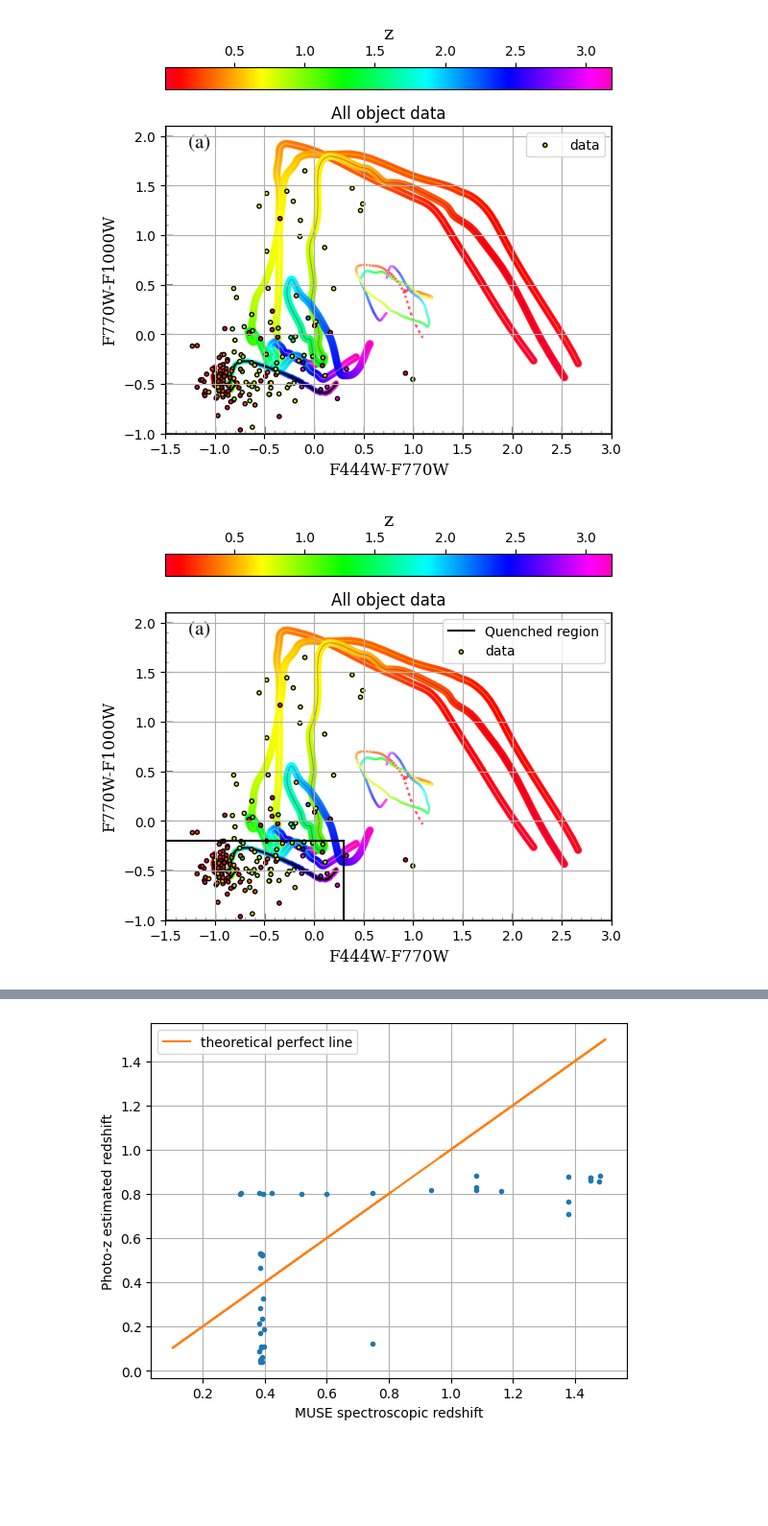
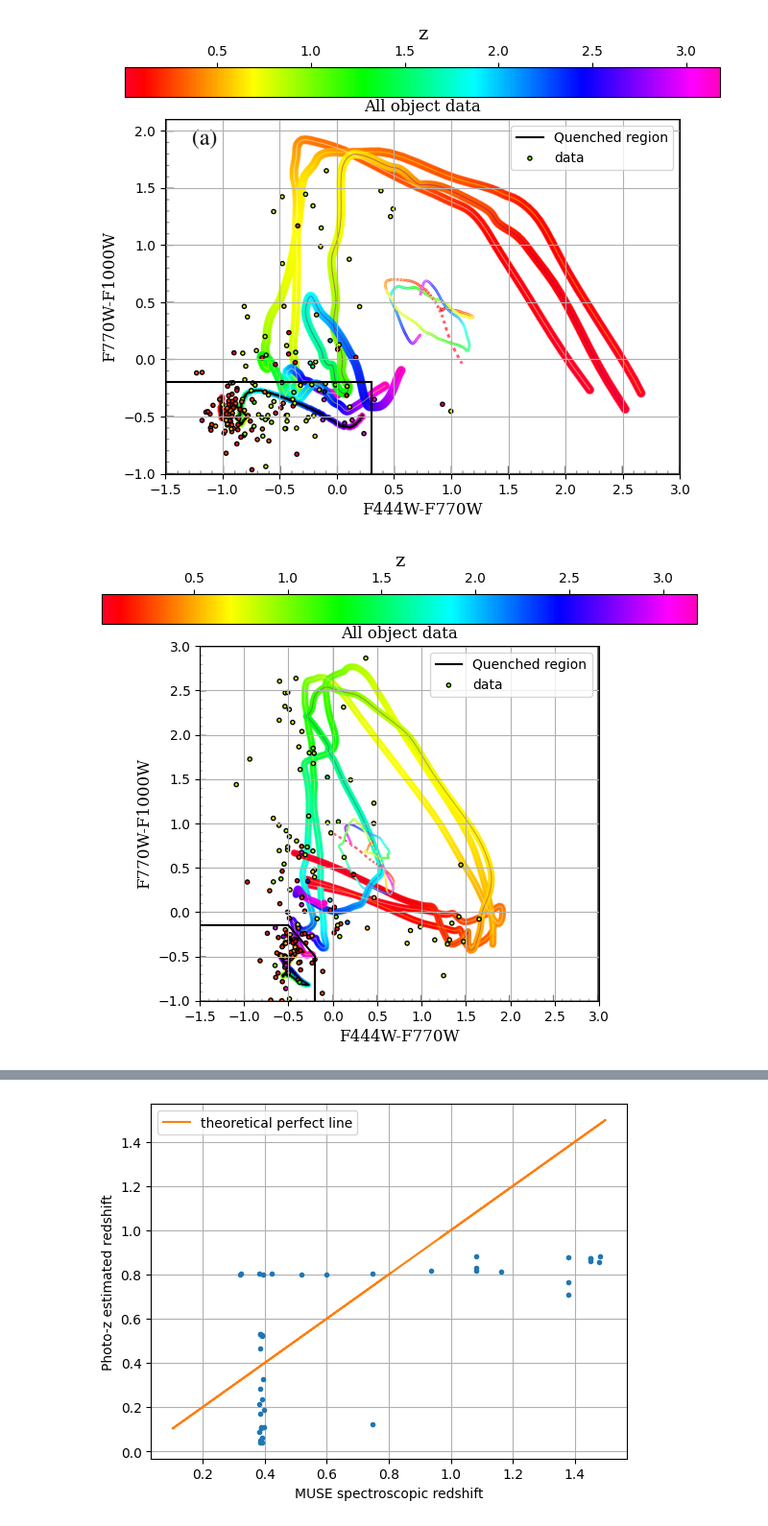
Before and after one commit to StellaWasTaken/1st-year-project, a Jupyter notebook: CSFG data results.ipynb, the cells around one changed output, grey strips where cells are left out. Shown at 96% size. Cells and saved outputs as stored; diff of their text form; code cells hidden in the pictures; blank space fills up the shorter version.

```diff
--- a/CSFG data results.ipynb
+++ b/CSFG data results.ipynb
@@ -34,4 +38,17 @@ for i in lists:
         u68 = np.append(u68, redshiftt[8][index])
         l68 = np.append(l68, redshiftt[7][index])
         index += 1
+# %%
+#Calculating outlier fraction, and making lists of non-outliers for later plotting
+count = 0
+outfrac = 0
+muse2 = []
+phot2 = []
+for i in range(len(museshift)):
+    if ((museshift[i]-musecompare[i])/(1+museshift[i])) > 0.15:
+        count += 1
+    if ((museshift[i]-musecompare[i])/(1+museshift[i])) < 0.15:
+        muse2.append(museshift[i])
+        phot2.append(musecompare[i])
+    outfrac = count/len(museshift)
 # %%
@@ -53,15 +70,0 @@ for i in lists:
-# %%
-plt.figure(figsize=(6, 10))
-implot = plt.imshow(fig1, extent=[-1.5, 3, -1, 2.1])
-allplot1 = plt.scatter(M47, M710, c=red, marker=".",  label = "data", cmap=sm, edgecolors="k")
-plt.colorbar(allplot1, orientation="horizontal", location="top").set_label(label='z',size=14,**newfont)
-#plt.errorbar(M47, M710, yerr=M710e, xerr=M47e, linestyle = "", color="r", label = "error") #VERY large errors
-plt.title("All object data")
-plt.xlabel("F444W-F770W", **newfont, fontsize=12)
-plt.ylabel("F770W-F1000W", **newfont, fontsize=12)
-plt.xlim(-1.5, 3)
-plt.ylim(-1, 2.1)
-plt.legend()
-plt.grid()
-# %% [output]
-[figure, removed]
@@ -72,17 +82,39 @@ boxv = np.array([[0.3, 0.3], [-0.2, -1]]) #vertical ...
 # %%
-plt.figure(figsize=(6, 10))
+#figure plots:
+
+#fig1 plot
+plt.figure(figsize=(8, 6))
 plt.plot(boxh[0], boxh[1], color="k", label="Quenched region")
 plt.plot(boxv[0], boxv[1], color="k")
 implot = plt.imshow(fig1, extent=[-1.5, 3, -1, 2.1])
-allplot1 = plt.scatter(M47, M710, c=red, marker=".",  label = "data", cmap=sm, edgecolors="k")
+allplot1 = plt.scatter(M47, M710, c=red, marker=".", vmin=0.1, vmax=3.1, label = "data", cmap=sm, edgecolors="k")
 plt.colorbar(allplot1, orientation="horizontal", location="top").set_label(label='z',size=14,**newfont)
 #plt.errorbar(M47, M710, yerr=M710e, xerr=M47e, linestyle = "", color="r", label = "error") #VERY large errors
-plt.title("All object data")
+plt.title("All object data", **newfont, fontsize=12)
 plt.xlabel("F444W-F770W", **newfont, fontsize=12)
 plt.ylabel("F770W-F1000W", **newfont, fontsize=12)
 plt.xlim(-1.5, 3)
 plt.ylim(-1, 2.1)
 plt.legend()
 plt.grid()
+plt.show()
+
+#fig2 plot
+plt.figure(figsize=(8, 6))
+plt.plot(fictdatlinear[0], fictdatlinear[1], color="k", label="Quenched region")
+plt.plot(fictdathline[0], fictdathline[1], color="k")
+plt.plot(fictdatvline[0], fictdatvline[1], color="k")
+implot = plt.imshow(fig2, extent=[-1.5, 3, -1, 3])
+allplot2 = plt.scatter(M710, M115, c=red, marker=".", vmin=0.1, vmax=3.1, label = "data", cmap=sm, edgecolors="k")
+plt.colorbar(allplot2, orientation="horizontal", location="top").set_label(label='z',size=14,**newfont)
+#plt.errorbar(M710, M115, yerr=M115e, xerr=M710e, linestyle = "", color="r", label = "error") #VERY large errors
+plt.title("All object data", **newfont, fontsize=12)
+plt.xlabel("F444W-F770W", **newfont, fontsize=12)
+plt.ylabel("F770W-F1000W", **newfont, fontsize=12)
+plt.xlim(-1.5, 3)
+plt.ylim(-1, 3)
+plt.legend()
+plt.grid()
 # %% [output]
-[figure, old version]
+[figure, new version]
+[figure, added]
```
Also changed, not shown: parts of 17 cells of this notebook.
